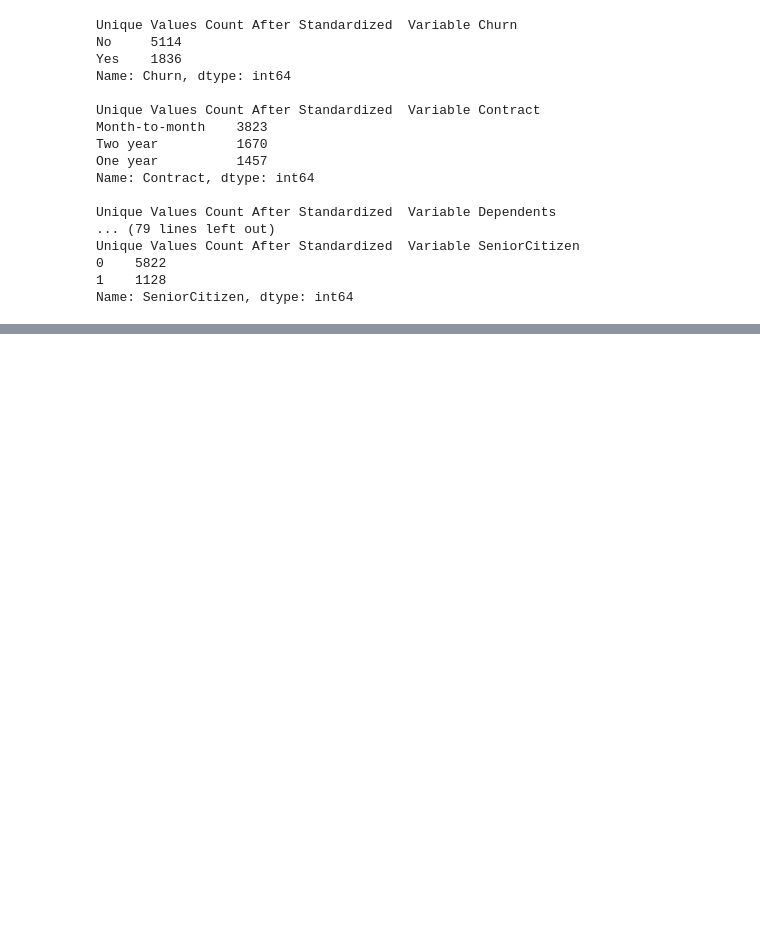
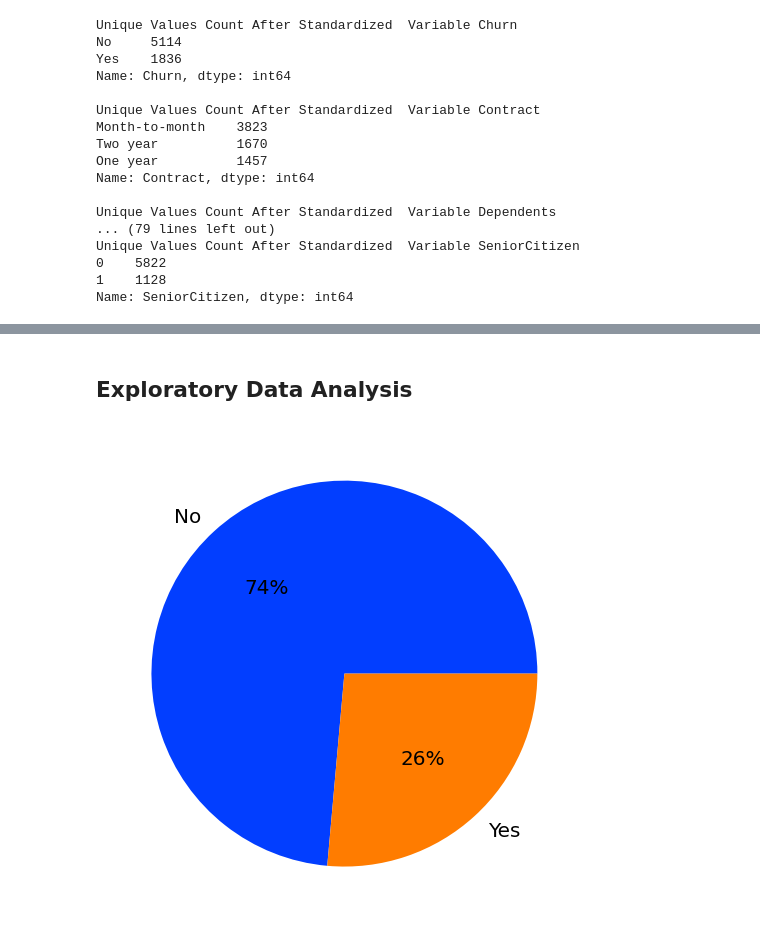
Before and after one commit to UsepSyaikalArifin/Application-File-PT-Bukit-Makmur-Mandiri-Utama-BUMA-, a Jupyter notebook: Kelas Penerapan di Industri/Customer Churn Prediction using Machine Learning/Jupyter Notebook/main.ipynb, the cells around one changed output, grey strips where cells are left out. Saved outputs shown, nothing was run; the diff lists cells and outputs as text; code cells hidden in the pictures; blank space fills up the shorter version.

Commit message:
Customer Churn Prediction using Machine Learning

```diff
--- a/Kelas Penerapan di Industri/Customer Churn Prediction using Machine Learning/Jupyter Notebook/main.ipynb
+++ b/Kelas Penerapan di Industri/Customer Churn Prediction using Machine Learning/Jupyter Notebook/main.ipynb
@@ -398,0 +427,6 @@ Name: SeniorCitizen, dtype: int64
+# %%
+df_load = pd.read_csv("https://storage.googleapis.com/dqlab-dataset/dqlab_telco_final.csv")
+print("Dimensi dataset adalah %d Baris & %d Kolom"%df_load.shape)
+display(df_load.info())
+display(df_load.head())
+display(df_load["customerID"].nunique())
@@ -398,0 +459,13 @@ Name: SeniorCitizen, dtype: int64
+# %% [markdown]
+## Exploratory Data Analysis
+# %%
+data = df_load["Churn"].value_counts()
+labels = list(df_load["Churn"].unique())
+colors = sns.color_palette('bright')[0:df_load["Churn"].nunique()]
+
+plt.figure(figsize=(7, 7))
+plt.pie(data, labels=labels, colors=colors, autopct = "%.0f%%", textprops={"fontsize" : 20})
+plt.tight_layout()
+plt.show()
+# %% [output]
+[figure, added]
```
Also changed, not shown: parts of 20 cells of this notebook.
